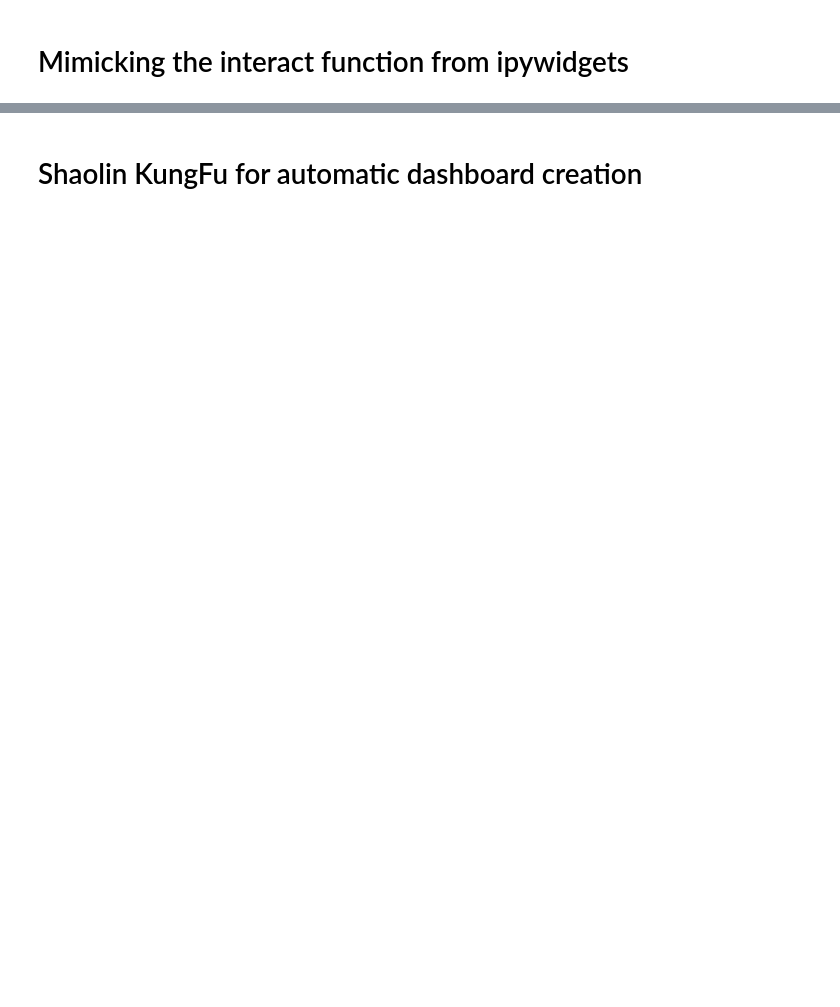
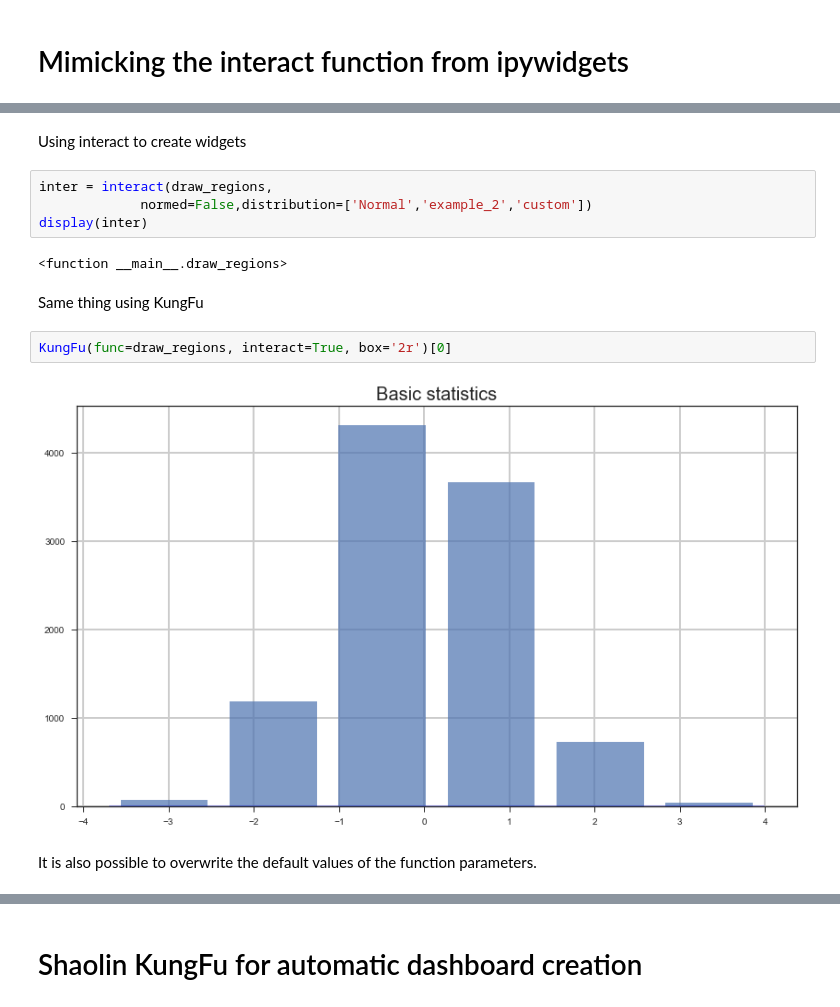
Before and after one commit to HCsoft-RD/shaolin, a Jupyter notebook: examples/Automatic-dashboard-creation.ipynb, the cells around one changed output, grey strips where cells are left out. Saved outputs shown, nothing was run; the diff lists cells and outputs as text; blank space fills up the shorter version.

Commit message:
default kwargs to widgets and kungfu example

```diff
--- a/examples/Automatic-dashboard-creation.ipynb
+++ b/examples/Automatic-dashboard-creation.ipynb
@@ -340,0 +198,16 @@ class DensityPlot(KungFu):
+# %% [markdown]
+Using interact to create widgets
+# %%
+inter = interact(draw_regions,
+             normed=False,distribution=['Normal','example_2','custom'])
+display(inter)
+# %% [output]
+<function __main__.draw_regions>
+# %% [markdown]
+Same thing using KungFu
+# %%
+KungFu(func=draw_regions, interact=True, box='2r')[0]
+# %% [output]
+[figure, added]
+# %% [markdown]
+It is also possible to overwrite the default values of the function parameters.
```
Also changed, not shown: parts of 28 cells of this notebook, 1 other file.
